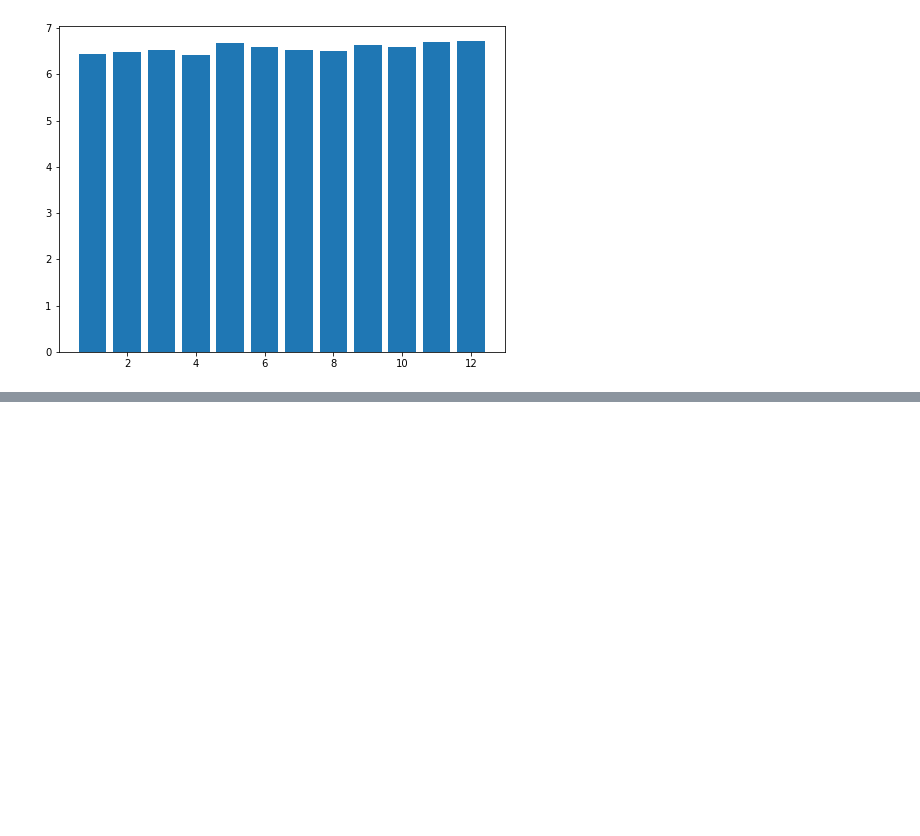
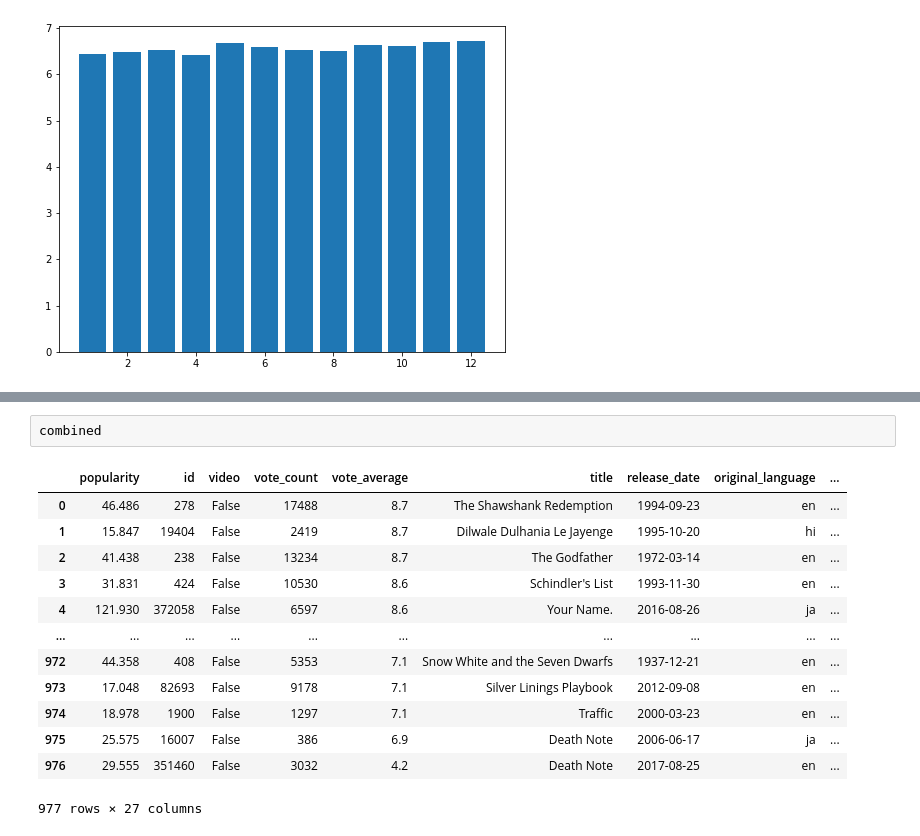
Before and after one commit to raizelistaken/MovieAnalysis, a Jupyter notebook: Date.ipynb, the cells around one changed output, grey strips where cells are left out. Saved outputs shown, nothing was run; the diff lists cells and outputs as text; blank space fills up the shorter version.

```diff
--- a/Date.ipynb
+++ b/Date.ipynb
@@ -200,0 +221,16 @@ ax.bar(x,y)
+# %%
+combined
+# %% [output]
+|  | popularity | id | video | vote_count | vote_average | title | release_date | original_language | ... |
+| 0 | 46.486 | 278 | False | 17488 | 8.7 | The Shawshank Redemption | 1994-09-23 | en | ... |
+| 1 | 15.847 | 19404 | False | 2419 | 8.7 | Dilwale Dulhania Le Jayenge | 1995-10-20 | hi | ... |
+| 2 | 41.438 | 238 | False | 13234 | 8.7 | The Godfather | 1972-03-14 | en | ... |
+| 3 | 31.831 | 424 | False | 10530 | 8.6 | Schindler's List | 1993-11-30 | en | ... |
+| 4 | 121.930 | 372058 | False | 6597 | 8.6 | Your Name. | 2016-08-26 | ja | ... |
+| ... | ... | ... | ... | ... | ... | ... | ... | ... | ... |
+| 972 | 44.358 | 408 | False | 5353 | 7.1 | Snow White and the Seven Dwarfs | 1937-12-21 | en | ... |
+| 973 | 17.048 | 82693 | False | 9178 | 7.1 | Silver Linings Playbook | 2012-09-08 | en | ... |
+| 974 | 18.978 | 1900 | False | 1297 | 7.1 | Traffic | 2000-03-23 | en | ... |
+| 975 | 25.575 | 16007 | False | 386 | 6.9 | Death Note | 2006-06-17 | ja | ... |
+| 976 | 29.555 | 351460 | False | 3032 | 4.2 | Death Note | 2017-08-25 | en | ... |
+977 rows × 27 columns
```
Also changed, not shown: parts of 13 cells of this notebook, 5 other files.
